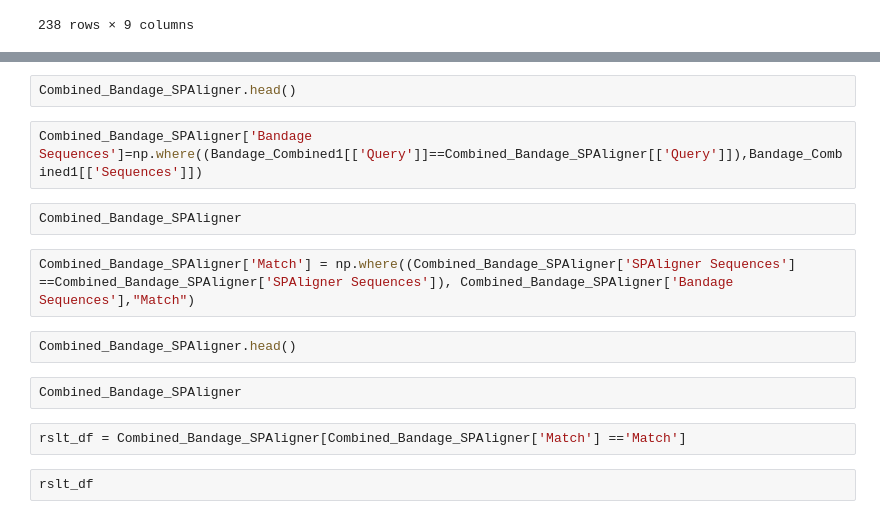
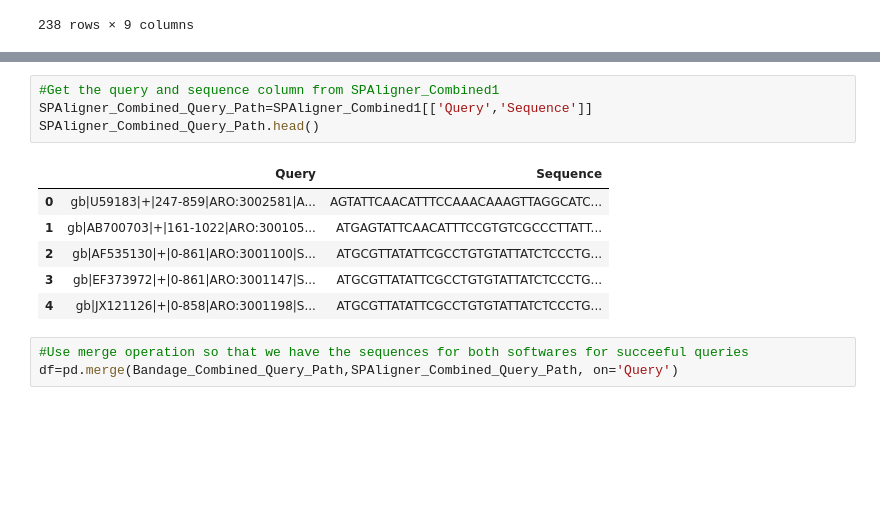
Before and after one commit to Yusreen/Thesis, a Jupyter notebook: Results and findings/ScriptCombined.ipynb, the cells around one changed output, grey strips where cells are left out. Drawn from its saved outputs; the diff is of its cells as text; blank space fills up the shorter version.

```diff
--- a/Results and findings/ScriptCombined.ipynb
+++ b/Results and findings/ScriptCombined.ipynb
@@ -75,16 +63,14 @@ NameError: name 'Combined_Bandage_SPAligner' is not defined
 # %%
-Combined_Bandage_SPAligner.head()
+#Get the query and sequence column from SPAligner_Combined1
+SPAligner_Combined_Query_Path=SPAligner_Combined1[['Query','Sequence']]
+SPAligner_Combined_Query_Path.head()
+# %% [output]
+|  | Query | Sequence |
+| 0 | gb|U59183|+|247-859|ARO:3002581|A... | AGTATTCAACATTTCCAAACAAAGTTAGGCATC... |
+| 1 | gb|AB700703|+|161-1022|ARO:300105... | ATGAGTATTCAACATTTCCGTGTCGCCCTTATT... |
+| 2 | gb|AF535130|+|0-861|ARO:3001100|S... | ATGCGTTATATTCGCCTGTGTATTATCTCCCTG... |
+| 3 | gb|EF373972|+|0-861|ARO:3001147|S... | ATGCGTTATATTCGCCTGTGTATTATCTCCCTG... |
+| 4 | gb|JX121126|+|0-858|ARO:3001198|S... | ATGCGTTATATTCGCCTGTGTATTATCTCCCTG... |
 # %%
-Combined_Bandage_SPAligner['Bandage Sequences']=np.where((Bandage_Combined1[['Query']]==Combined_Bandage_SPAligner[['Query']]),Bandage_Combined1[['Sequences']])
+#Use merge operation so that we have the sequences for both softwares for succeeful queries
+df=pd.merge(Bandage_Combined_Query_Path,SPAligner_Combined_Query_Path, on='Query')
-# %%
-Combined_Bandage_SPAligner
-# %%
-Combined_Bandage_SPAligner['Match'] = np.where((Combined_Bandage_SPAligner['SPAligner Sequences'] ==Combined_Bandage_SPAligner['SPAligner Sequences']), Combined_Bandage_SPAligner['Bandage Sequences'],"Match")
-# %%
-Combined_Bandage_SPAligner.head()
-# %%
-Combined_Bandage_SPAligner
-# %%
-rslt_df = Combined_Bandage_SPAligner[Combined_Bandage_SPAligner['Match'] =='Match']
-# %%
-rslt_df
```
Also changed, not shown: parts of 6 cells of this notebook, 5 other files.
